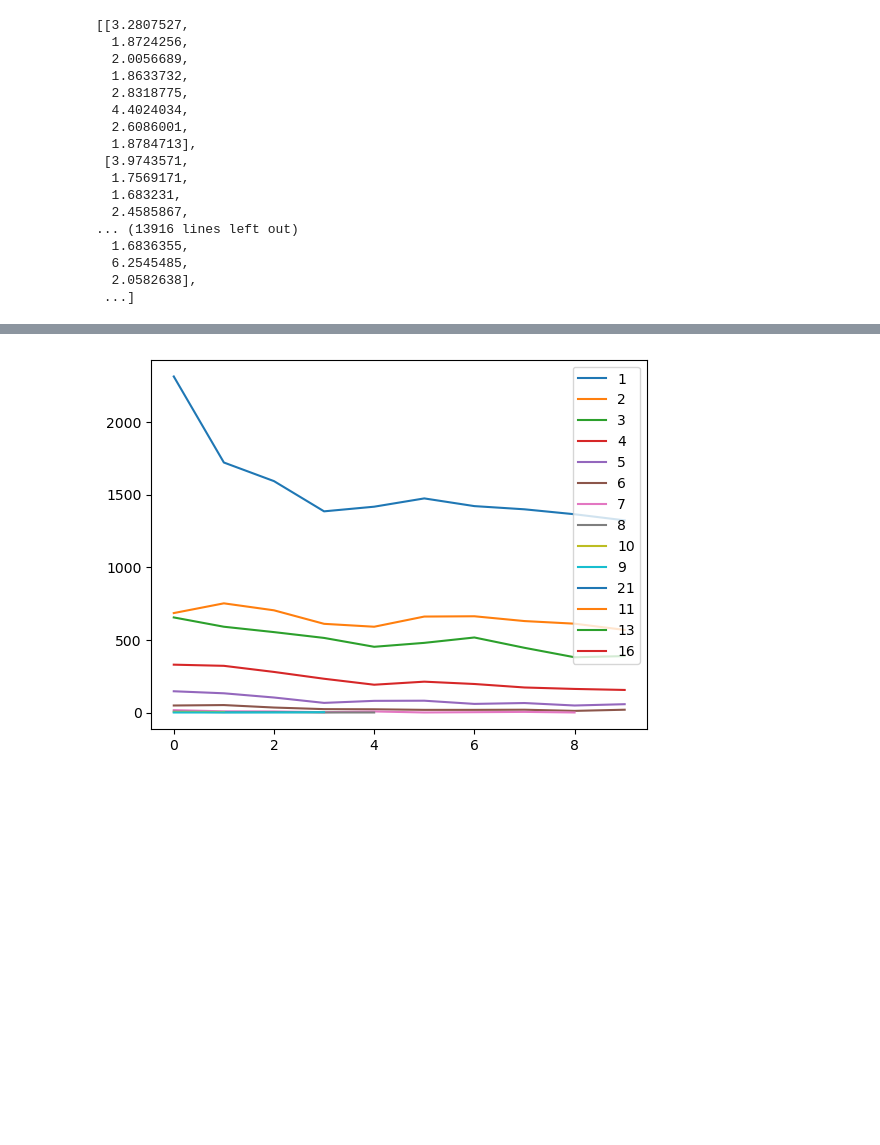
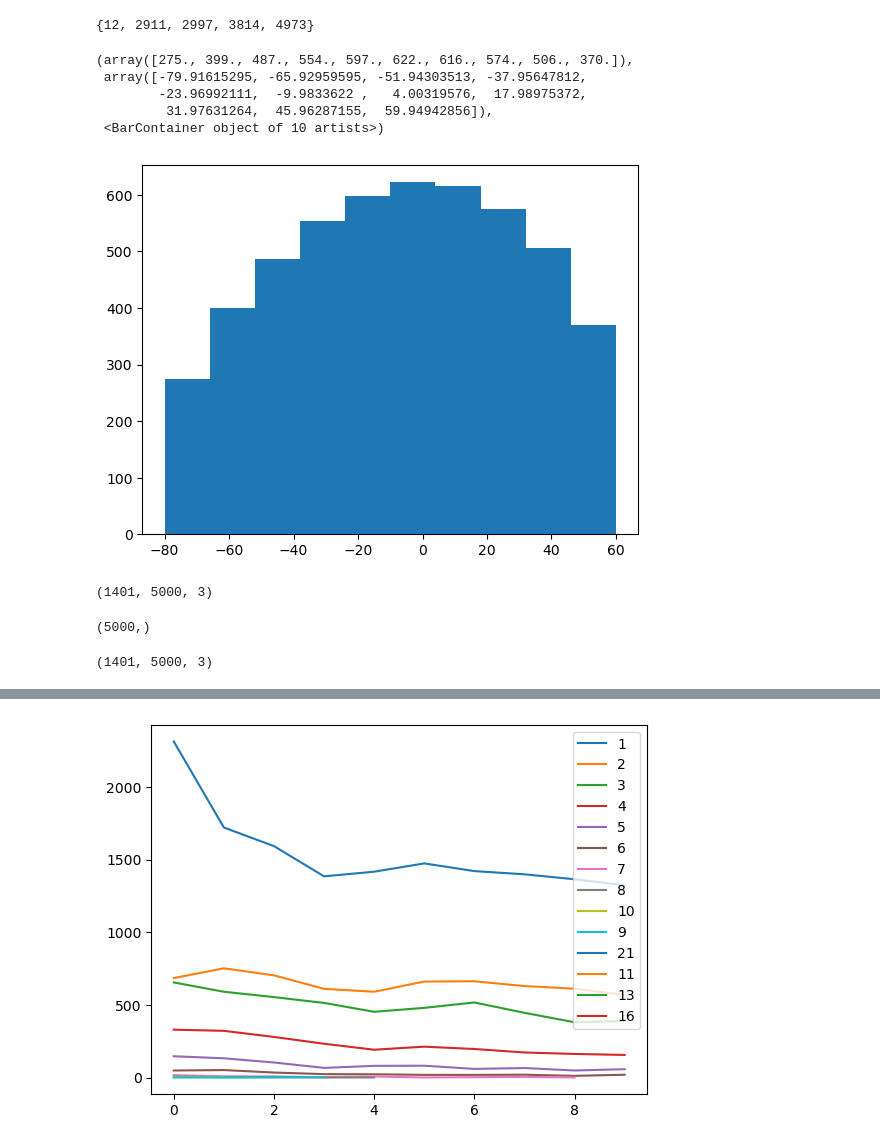
Before and after one commit to JakobSchauser/Thesis, a Jupyter notebook: CompareToData/finding_rosettes.ipynb, the cells around one changed output, grey strips where cells are left out. Cells and saved outputs as stored; diff of their text form; code cells hidden in the pictures; blank space fills up the shorter version.

```diff
--- a/CompareToData/finding_rosettes.ipynb
+++ b/CompareToData/finding_rosettes.ipynb
@@ -26,23 +63,28 @@ def get_nbs(xs) -> set:
 iii = 0
 nbs_0 = get_nbs(x[iii*1])
 nbs_1 = get_nbs(x[(iii+1)*1])
-# %%
-dists
-# %% [output]
-[[3.2807527,
-  1.8724256,
-  2.0056689,
-  1.8633732,
-  2.8318775,
-  4.4024034,
-  2.6086001,
-  1.8784713],
- [3.9743571,
-  1.7569171,
-  1.683231,
-  2.4585867,
-... (13916 lines left out)
-  1.6836355,
-  6.2545485,
-  2.0582638],
- ...]
+# %%
+nbs_0[0]
+# %% [output]
+{12, 2911, 2997, 3814, 4973}
+# %%
+plt.hist(x[0,:,0])
+# %% [output]
+(array([275., 399., 487., 554., 597., 622., 616., 574., 506., 370.]),
+ array([-79.91615295, -65.92959595, -51.94303513, -37.95647812,
+        -23.96992111,  -9.9833622 ,   4.00319576,  17.98975372,
+         31.97631264,  45.96287155,  59.94942856]),
+ <BarContainer object of 10 artists>)
+[figure, added]
+# %%
+x.shape
+# %% [output]
+(1401, 5000, 3)
+# %%
+properties.shape
+# %% [output]
+(5000,)
+# %%
+x.shape
+# %% [output]
+(1401, 5000, 3)
```
Also changed, not shown: parts of 10 cells of this notebook, 8 other files.
